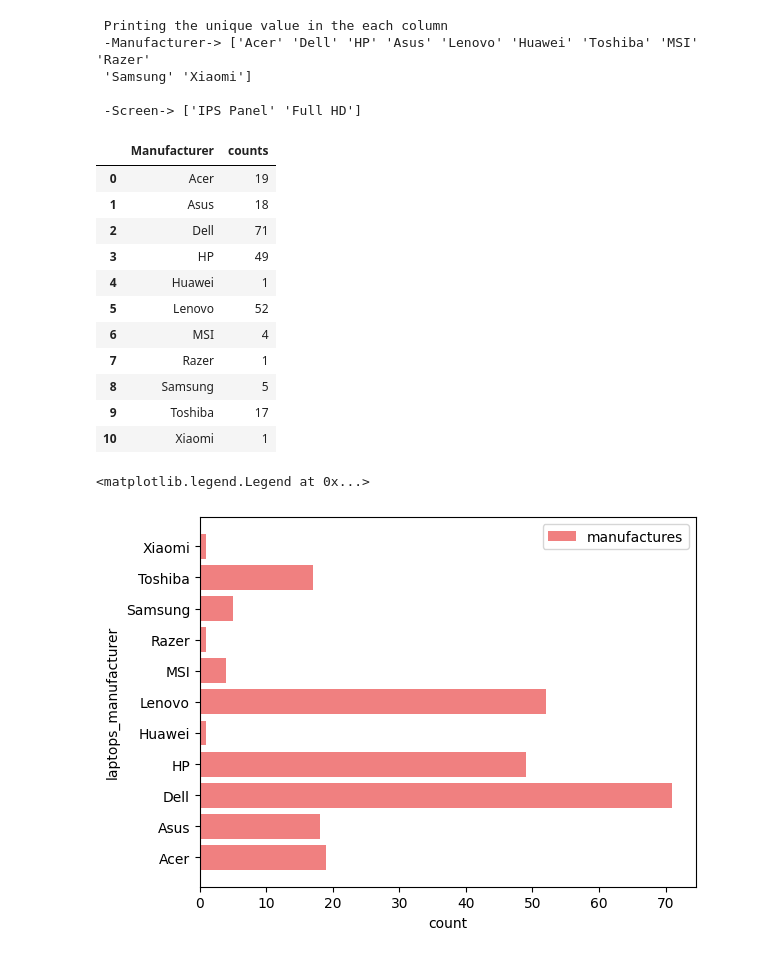
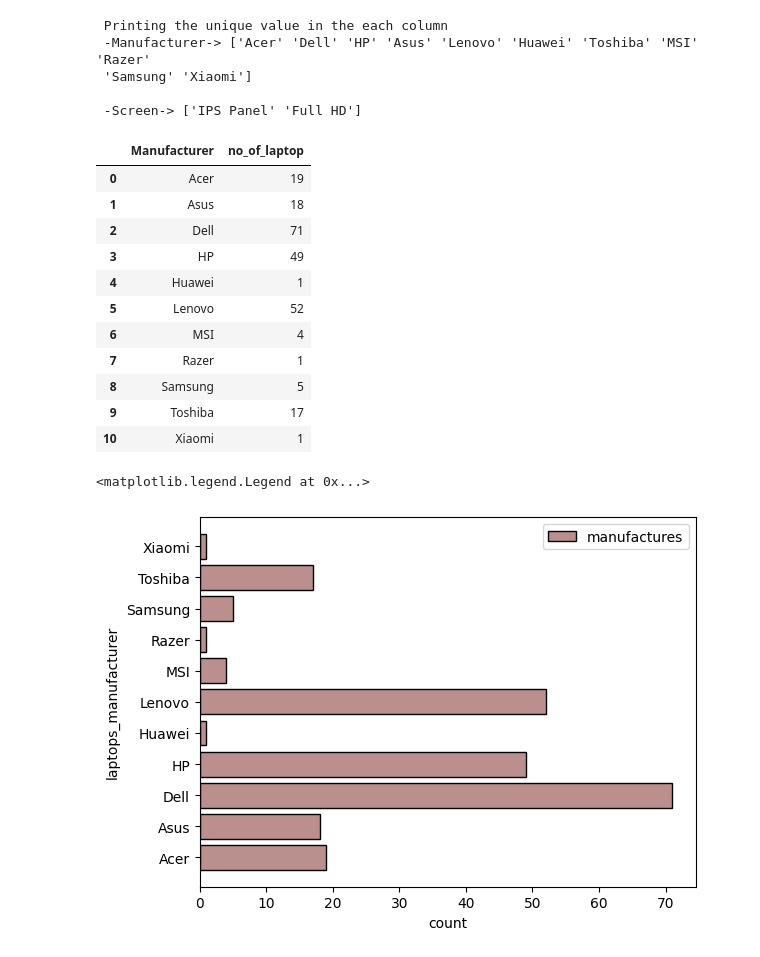
Before and after one commit to Sharmayush23/Data-visualisation-with-matplotlib-and-seaborn, a Jupyter notebook: Bargraph_matplotlib.ipynb, the cells around one changed output. Saved outputs shown, nothing was run; the diff lists cells and outputs as text; code cells hidden in the pictures.

```diff
--- a/Bargraph_matplotlib.ipynb
+++ b/Bargraph_matplotlib.ipynb
@@ -115,10 +115,10 @@ for col in data.select_dtypes(include="object"):
 
  -Screen-> ['IPS Panel' 'Full HD']
 # %%
-new_data=data.groupby("Manufacturer").size().reset_index(name="counts")
+new_data=data.groupby("Manufacturer").size().reset_index(name="no_of_laptop")
 new_data
 # %% [output]
-|  | Manufacturer | counts |
+|  | Manufacturer | no_of_laptop |
 | 0 | Acer | 19 |
 | 1 | Asus | 18 |
 | 2 | Dell | 71 |
@@ -133,13 +133,13 @@ new_data
 # %%
 laptops_manufacturer=new_data.Manufacturer
 laptops_manufacturer
-count=new_data.counts
-color = ['lightcoral']
+count=new_data.no_of_laptop
+color = ['rosybrown']
 # %%
-plt.barh(laptops_manufacturer,count,color=color,label="manufactures")
+plt.barh(laptops_manufacturer,count,color=color,label="manufactures",edgecolor="black")
 plt.xlabel("count")
 plt.ylabel("laptops_manufacturer")
 plt.legend()
 # %% [output]
 <matplotlib.legend.Legend at 0x...>
-[figure, old version]
+[figure, new version]
```
Also changed, not shown: 2 other files.
